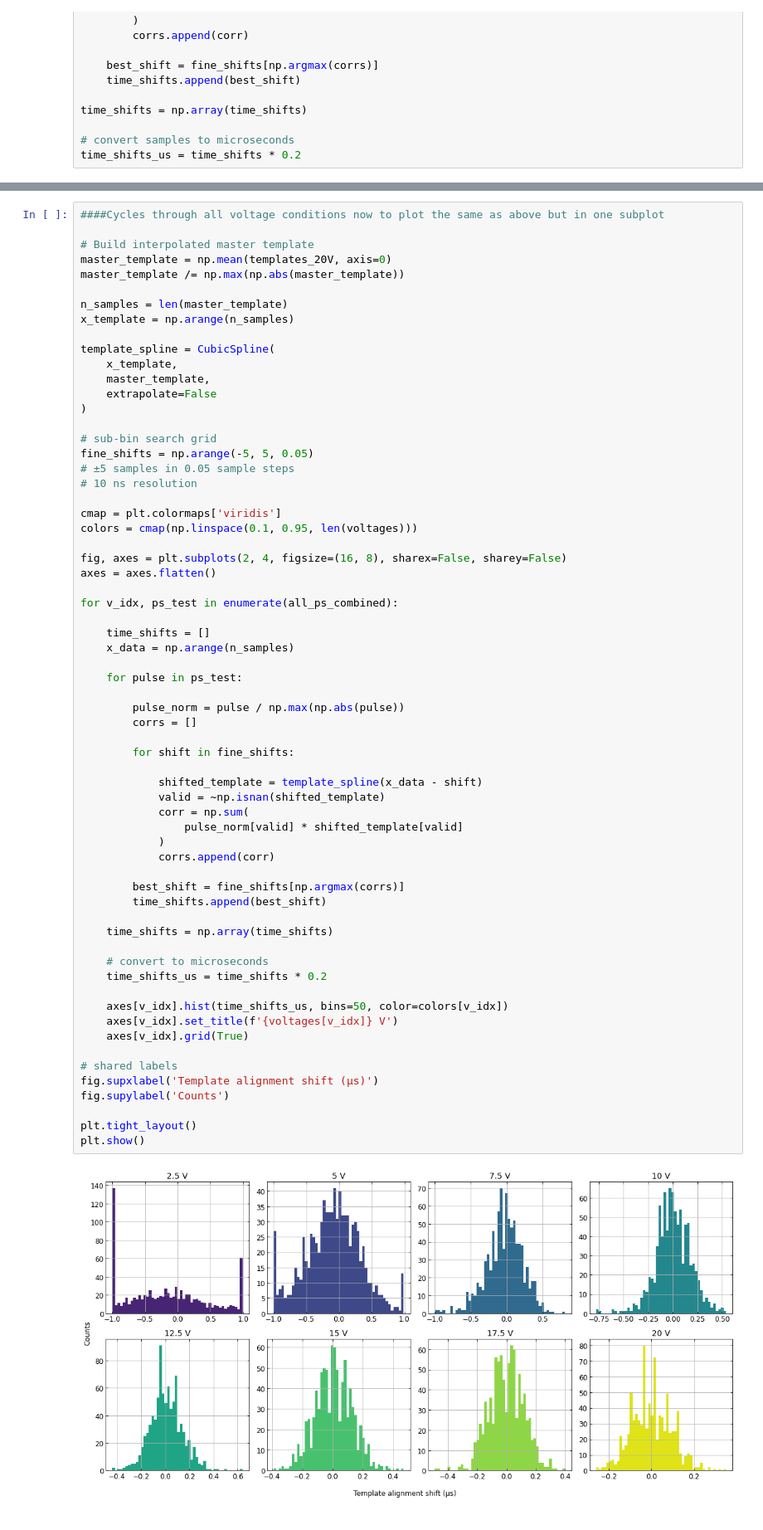
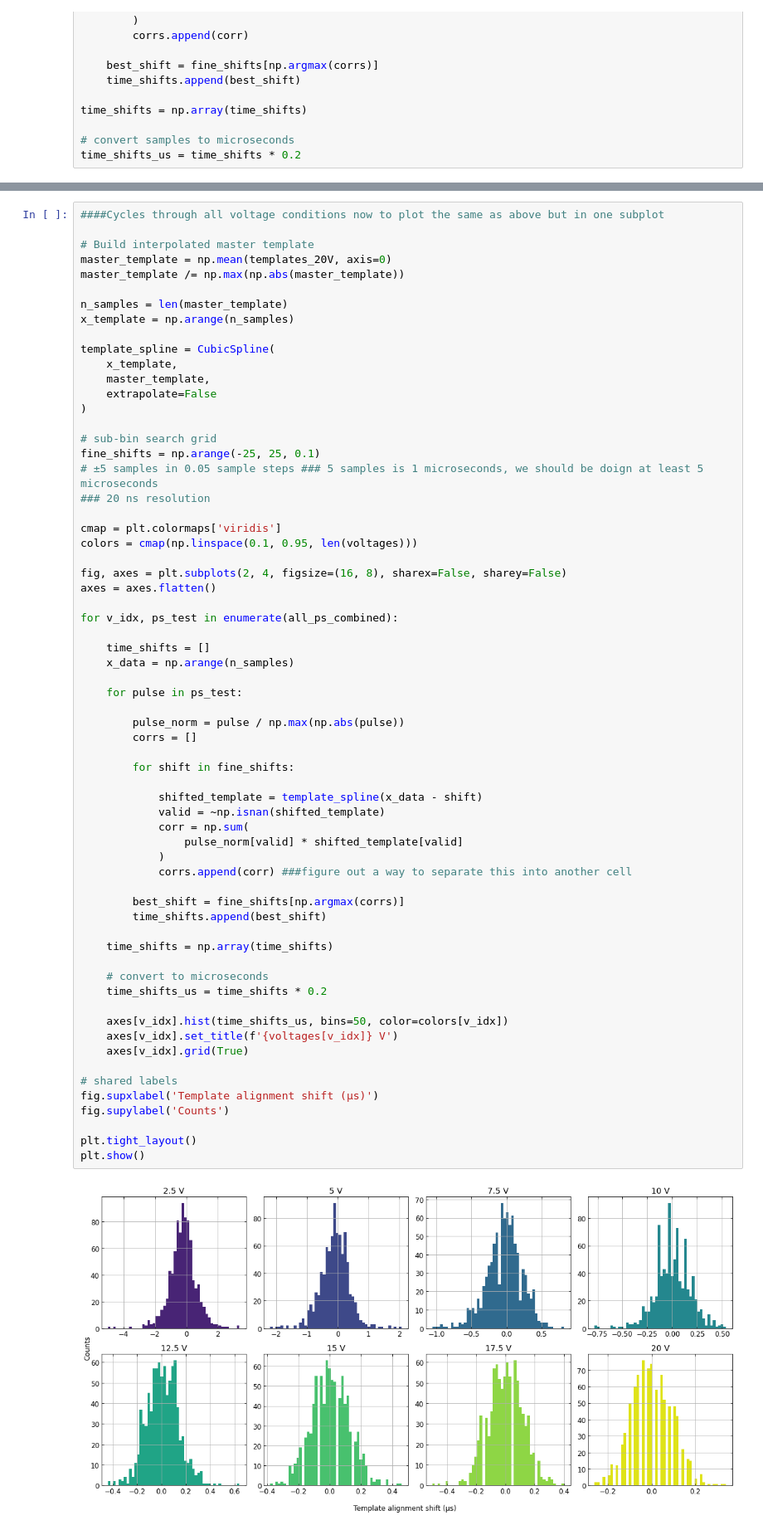
Before and after one commit to JBaeza-Rubio/Gas-collisions-time-resolution, a Jupyter notebook: 20260320_sphere_20260215_impulse_calibration.ipynb, the cells around one changed output, grey strips where cells are left out. Shown at 83% size. Drawn from its saved outputs; the diff is of its cells as text.

```diff
--- a/20260320_sphere_20260215_impulse_calibration.ipynb
+++ b/20260320_sphere_20260215_impulse_calibration.ipynb
@@ -1845,9 +1845,9 @@ template_spline = CubicSpline(
 )
 
 # sub-bin search grid
-fine_shifts = np.arange(-5, 5, 0.05)
-# ±5 samples in 0.05 sample steps
-# 10 ns resolution
+fine_shifts = np.arange(-25, 25, 0.1)
+# ±5 samples in 0.05 sample steps ### 5 samples is 1 microseconds, we should be doign at least 5 microseconds
+### 20 ns resolution
 
 cmap = plt.colormaps['viridis']
 colors = cmap(np.linspace(0.1, 0.95, len(voltages)))
@@ -1865,32 +1865,32 @@ for v_idx, ps_test in enumerate(all_ps_combined):
         pulse_norm = pulse / np.max(np.abs(pulse))
         corrs = []
 
         for shift in fine_shifts:
 
             shifted_template = template_spline(x_data - shift)
             valid = ~np.isnan(shifted_template)
             corr = np.sum(
                 pulse_norm[valid] * shifted_template[valid]
             )
-            corrs.append(corr)
+            corrs.append(corr) ###figure out a way to separate this into another cell
 
         best_shift = fine_shifts[np.argmax(corrs)]
         time_shifts.append(best_shift)
 
     time_shifts = np.array(time_shifts)
 
     # convert to microseconds
     time_shifts_us = time_shifts * 0.2
 
     axes[v_idx].hist(time_shifts_us, bins=50, color=colors[v_idx])
     axes[v_idx].set_title(f'{voltages[v_idx]} V')
     axes[v_idx].grid(True)
 
 # shared labels
 fig.supxlabel('Template alignment shift (μs)')
 fig.supylabel('Counts')
 
 plt.tight_layout()
 plt.show()
 # %% [output]
-[figure, old version]
+[figure, new version]
```
Also changed, not shown: parts of 4 cells of this notebook.
